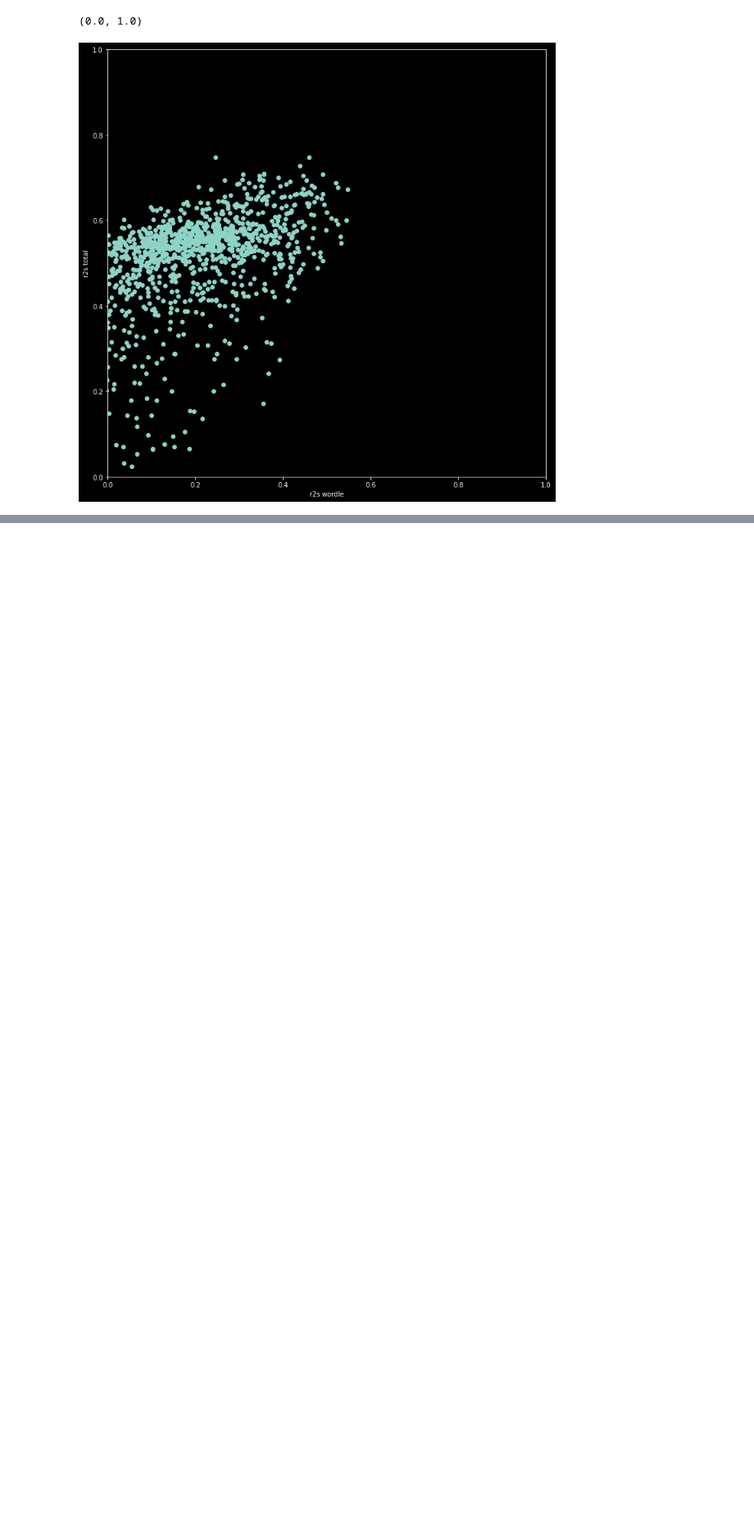
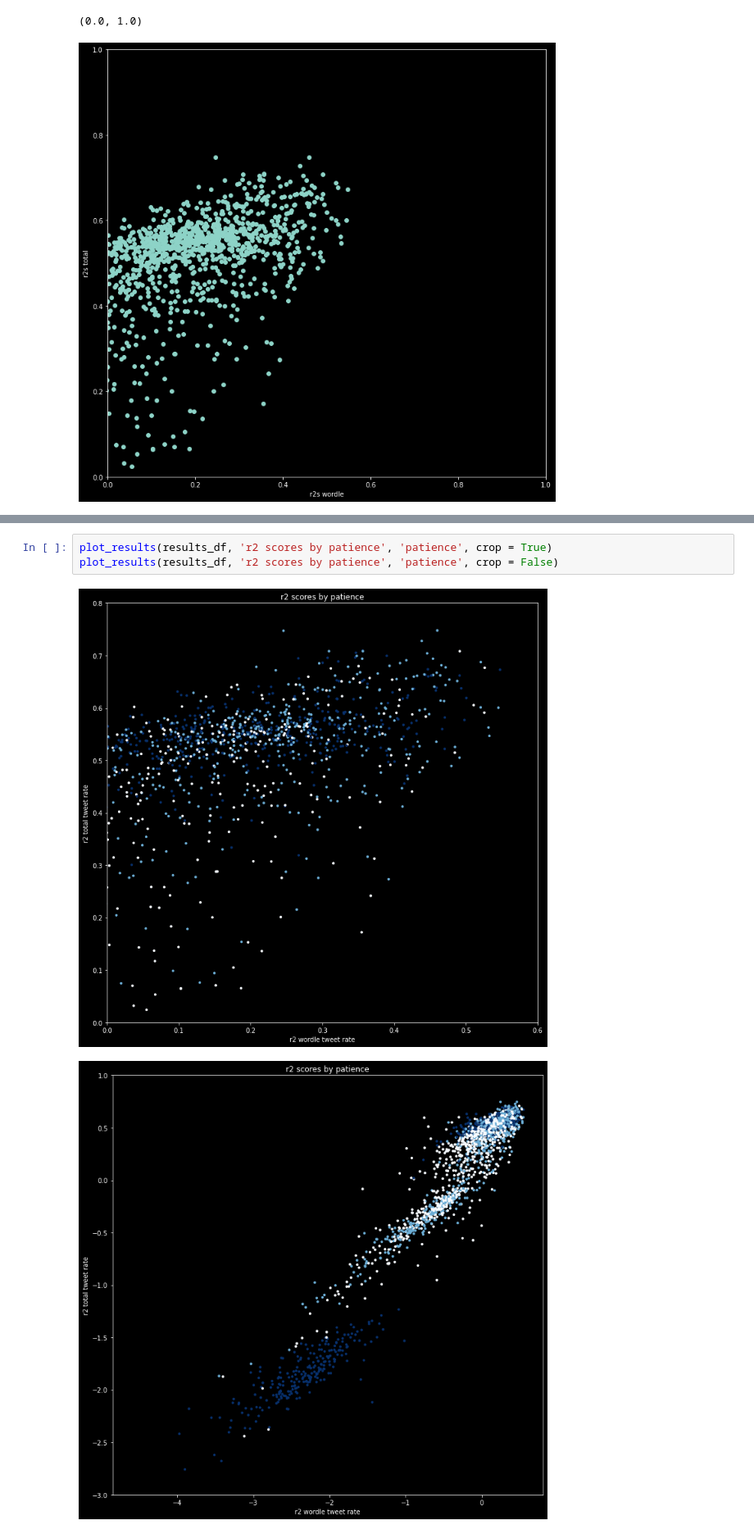
Before and after one commit to dtersegno/capstone, a Jupyter notebook: model/4_models.ipynb, the cells around one changed output, grey strips where cells are left out. Shown at 82% size. Drawn from its saved outputs; the diff is of its cells as text; blank space fills up the shorter version.

```diff
--- a/model/4_models.ipynb
+++ b/model/4_models.ipynb
@@ -473,0 +542,6 @@ plt.ylim(0,1)
+# %%
+plot_results(results_df, 'r2 scores by patience', 'patience', crop = True)
+plot_results(results_df, 'r2 scores by patience', 'patience', crop = False)
+# %% [output]
+[figure, added]
+[figure, added]
```
Also changed, not shown: parts of 22 cells of this notebook.
